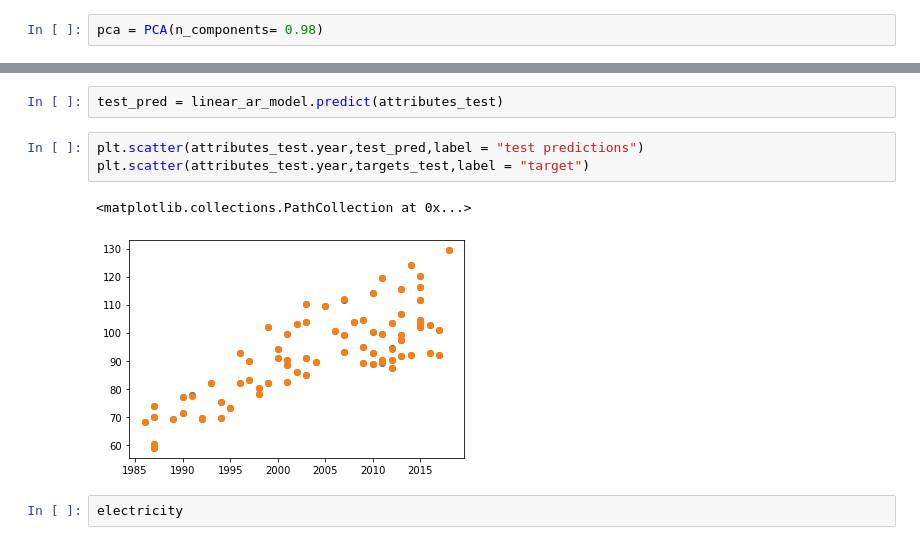
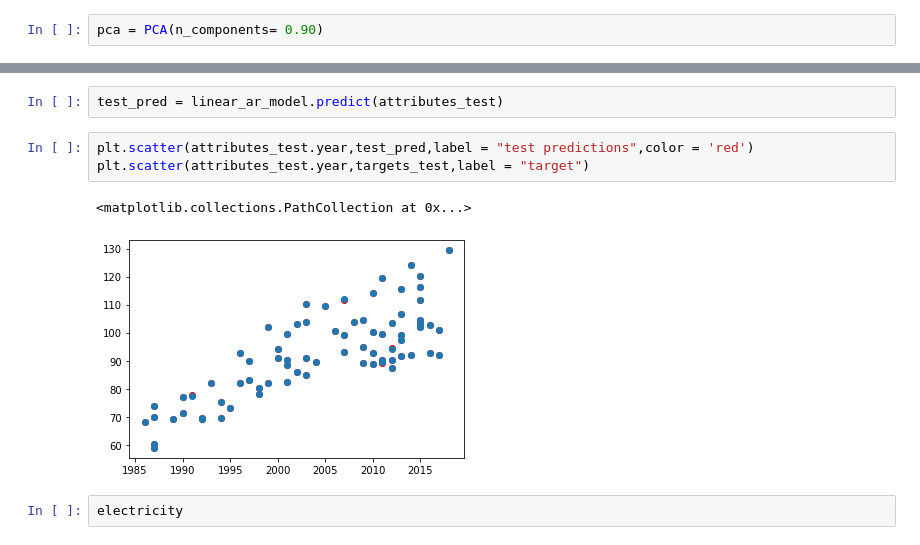
Before and after one commit to BorisBorisov33/Machine-Learning-Softuni, a Jupyter notebook: intro_to_timeseries/main_notebook.ipynb, the cells around one changed output, grey strips where cells are left out. Saved outputs shown, nothing was run; the diff lists cells and outputs as text.

```diff
--- a/intro_to_timeseries/main_notebook.ipynb
+++ b/intro_to_timeseries/main_notebook.ipynb
@@ -200,7 +200,7 @@ target = electricity.Value
 attributes = electricity.drop(columns = ['Value'])
 attributes_train,attributes_test, targets_train,targets_test = train_test_split(attributes,target,test_size = 0.2,random_state=33)
 # %%
-pca = PCA(n_components= 0.98)
+pca = PCA(n_components= 0.90)
 # %%
 pca.fit(attributes_train)
 # %% [output]
@@ -228,11 +228,11 @@ linear_ar_model.score(attributes_test,targets_test)
 # %%
 test_pred = linear_ar_model.predict(attributes_test)
 # %%
-plt.scatter(attributes_test.year,test_pred,label = "test predictions")
+plt.scatter(attributes_test.year,test_pred,label = "test predictions",color = 'red')
 plt.scatter(attributes_test.year,targets_test,label = "target")
 # %% [output]
 <matplotlib.collections.PathCollection at 0x...>
-[figure, old version]
+[figure, new version]
 # %%
 electricity
 # %% [output]
```
Also changed, not shown: parts of 8 cells of this notebook, 1 other file.
